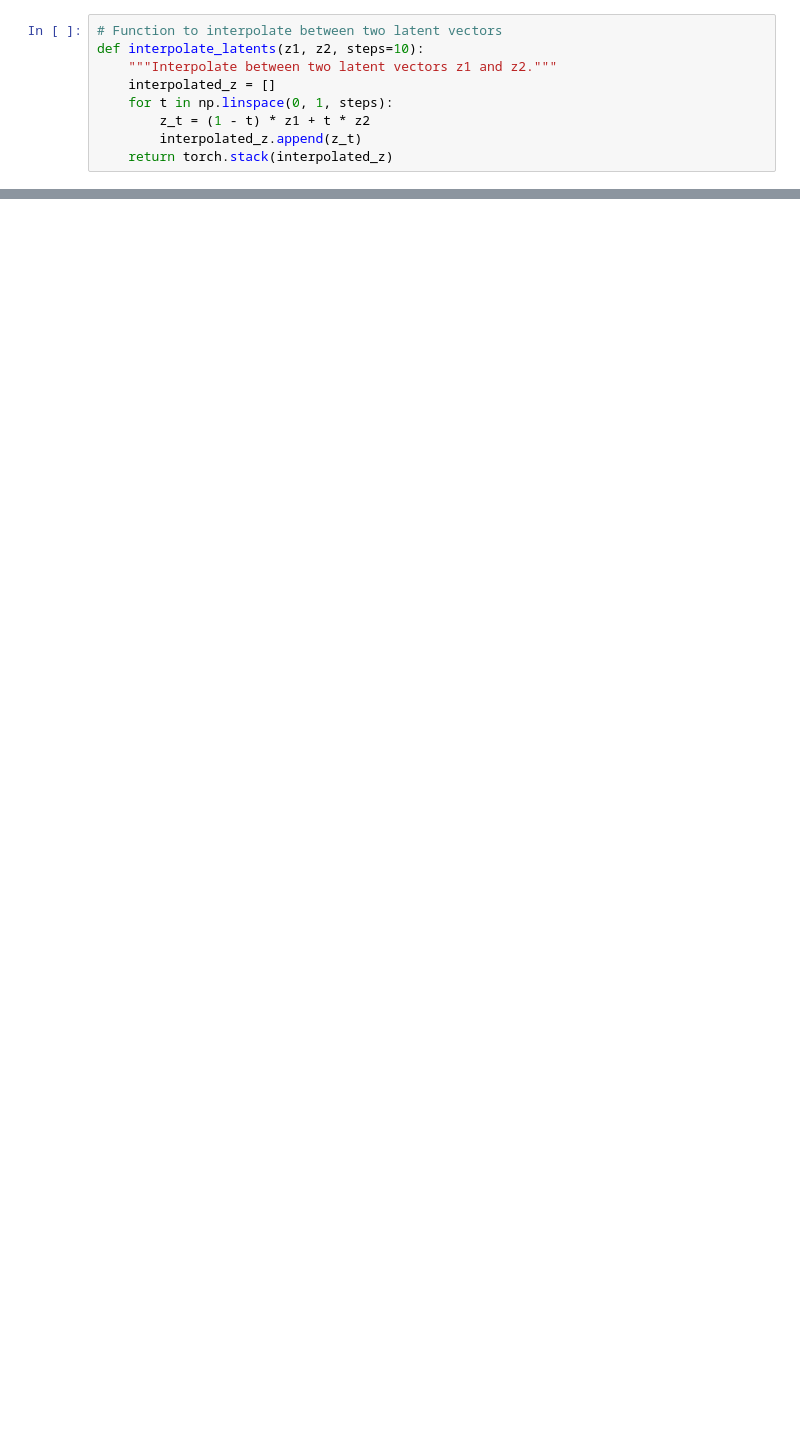
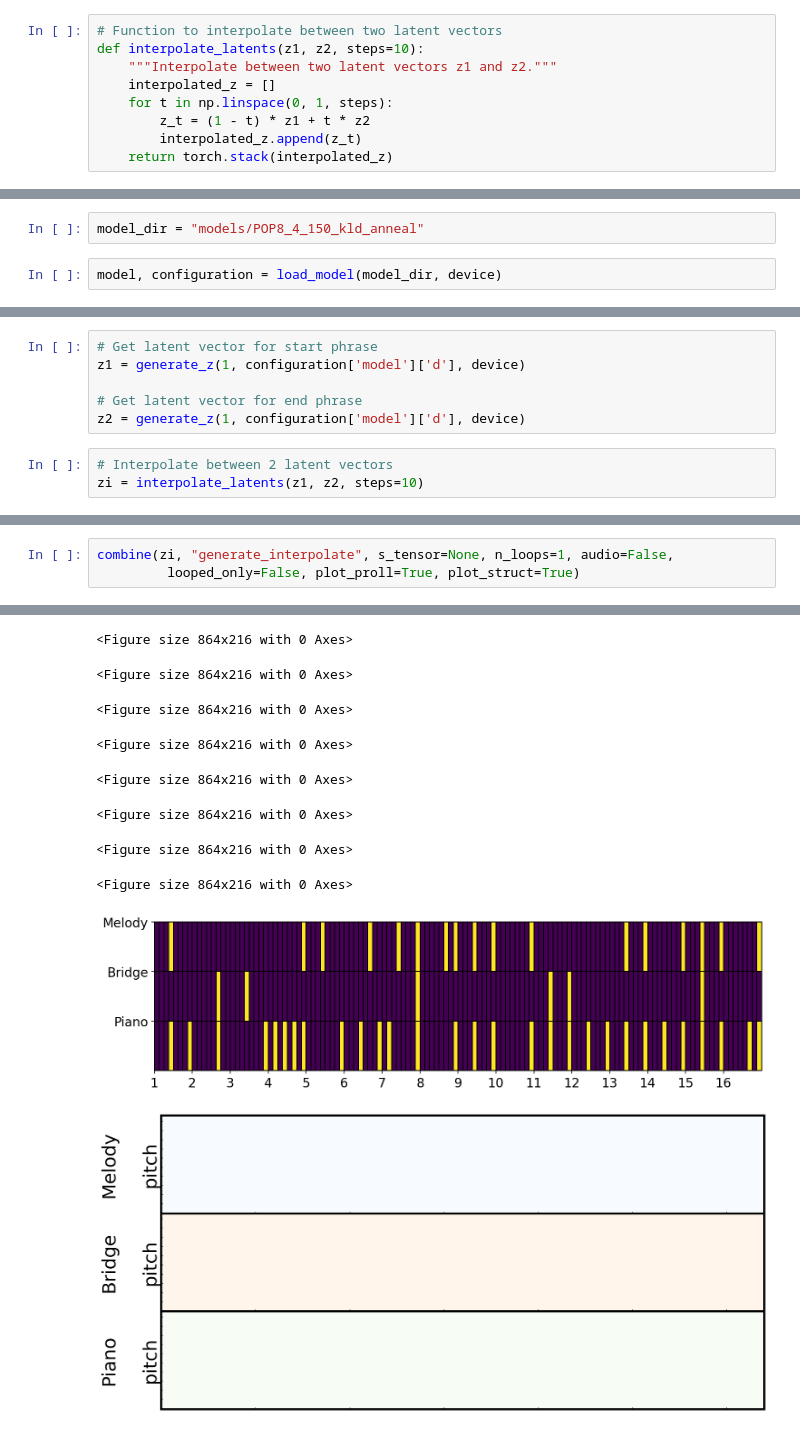
Before and after one commit to wenqinglim/GraphMusicGen, a Jupyter notebook: interpolation.ipynb, the cells around one changed output, grey strips where cells are left out. Cells and saved outputs as stored; diff of their text form; blank space fills up the shorter version.

```diff
--- a/interpolation.ipynb
+++ b/interpolation.ipynb
@@ -32,0 +25,4 @@ mtp, s_tensor = generate_music(vae, zi, s_cond=None, s_tensor_cond=None)
+# %%
+model_dir = "models/POP8_4_150_kld_anneal"
+# %%
+model, configuration = load_model(model_dir, device)
@@ -32,0 +48,9 @@ mtp, s_tensor = generate_music(vae, zi, s_cond=None, s_tensor_cond=None)
+# %%
+# Get latent vector for start phrase
+z1 = generate_z(1, configuration['model']['d'], device)
+
+# Get latent vector for end phrase
+z2 = generate_z(1, configuration['model']['d'], device)
+# %%
+# Interpolate between 2 latent vectors
+zi = interpolate_latents(z1, z2, steps=10)
@@ -32,0 +152,4 @@ mtp, s_tensor = generate_music(vae, zi, s_cond=None, s_tensor_cond=None)
+# %%
+combine(zi, "generate_interpolate", s_tensor=None, n_loops=1, audio=False,
+         looped_only=False, plot_proll=True, plot_struct=True)
+# %% [output]
@@ -32,0 +176,10 @@ mtp, s_tensor = generate_music(vae, zi, s_cond=None, s_tensor_cond=None)
+<Figure size 864x216 with 0 Axes>
+<Figure size 864x216 with 0 Axes>
+<Figure size 864x216 with 0 Axes>
+<Figure size 864x216 with 0 Axes>
+<Figure size 864x216 with 0 Axes>
+<Figure size 864x216 with 0 Axes>
+<Figure size 864x216 with 0 Axes>
+<Figure size 864x216 with 0 Axes>
+[figure, added]
+[figure, added]
```
Also changed, not shown: parts of 6 cells of this notebook.
